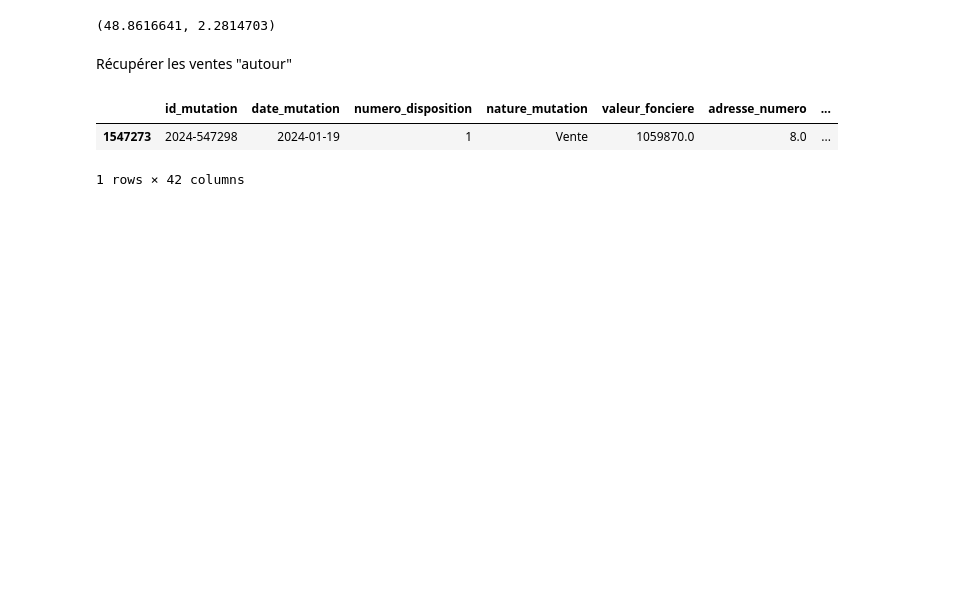
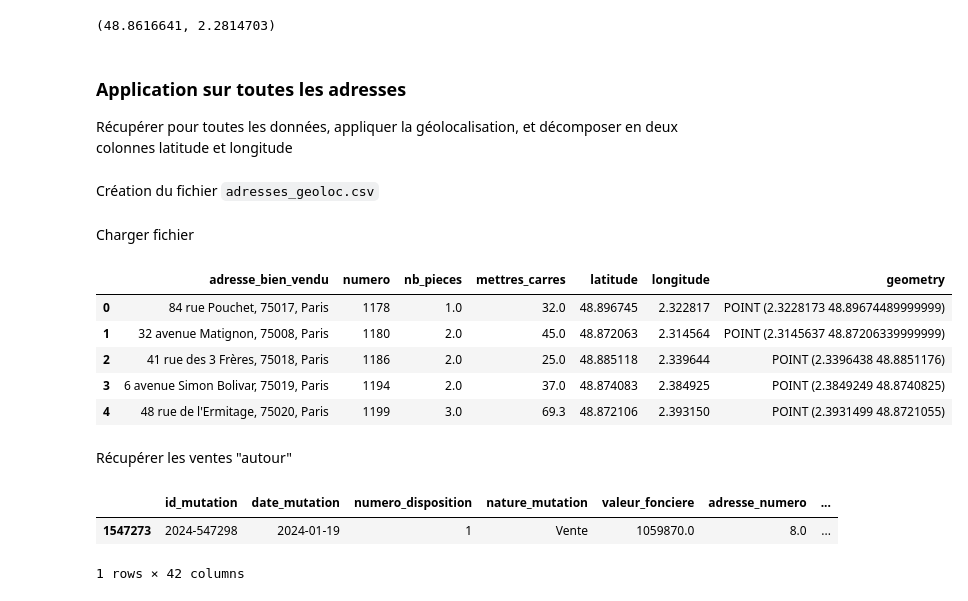
Before and after one commit to emilienschultz/projetviager, a Jupyter notebook: exploration.ipynb, the cells around one changed output. Saved outputs shown, nothing was run; the diff lists cells and outputs as text; code cells hidden in the pictures; blank space fills up the shorter version.

```diff
--- a/exploration.ipynb
+++ b/exploration.ipynb
@@ -159,3 +176,7 @@ coord = get_geoloc(adresse_test)
 coord
 # %% [output]
 (48.8616641, 2.2814703)
+# %% [markdown]
+### Application sur toutes les adresses
+
+Récupérer pour toutes les données, appliquer la géolocalisation, et décomposer en deux colonnes latitude et longitude
@@ -162,3 +189,18 @@ coord
+# %% [markdown]
+Création du fichier `adresses_geoloc.csv`
+# %% [markdown]
+Charger fichier
+# %%
+df_adresses = pd.read_csv("./data/adresses_geoloc.csv")
+df_adresses["geometry"] = df_adresses.apply(lambda row : Point(row["longitude"], row["latitude"]), axis=1)
+df_adresses.head()
+# %% [output]
+|  | adresse_bien_vendu | numero | nb_pieces | mettres_carres | latitude | longitude | geometry |
+| 0 | 84 rue Pouchet, 75017, Paris | 1178 | 1.0 | 32.0 | 48.896745 | 2.322817 | POINT (2.3228173 48.89674489999999) |
+| 1 | 32 avenue Matignon, 75008, Paris | 1180 | 2.0 | 45.0 | 48.872063 | 2.314564 | POINT (2.3145637 48.87206339999999) |
+| 2 | 41 rue des 3 Frères, 75018, Paris | 1186 | 2.0 | 25.0 | 48.885118 | 2.339644 | POINT (2.3396438 48.8851176) |
+| 3 | 6 avenue Simon Bolivar, 75019, Paris | 1194 | 2.0 | 37.0 | 48.874083 | 2.384925 | POINT (2.3849249 48.8740825) |
+| 4 | 48 rue de l'Ermitage, 75020, Paris | 1199 | 3.0 | 69.3 | 48.872106 | 2.393150 | POINT (2.3931499 48.8721055) |
 # %% [markdown]
 Récupérer les ventes "autour"
 # %%
```
Also changed, not shown: parts of 31 cells of this notebook, 1 other file.
